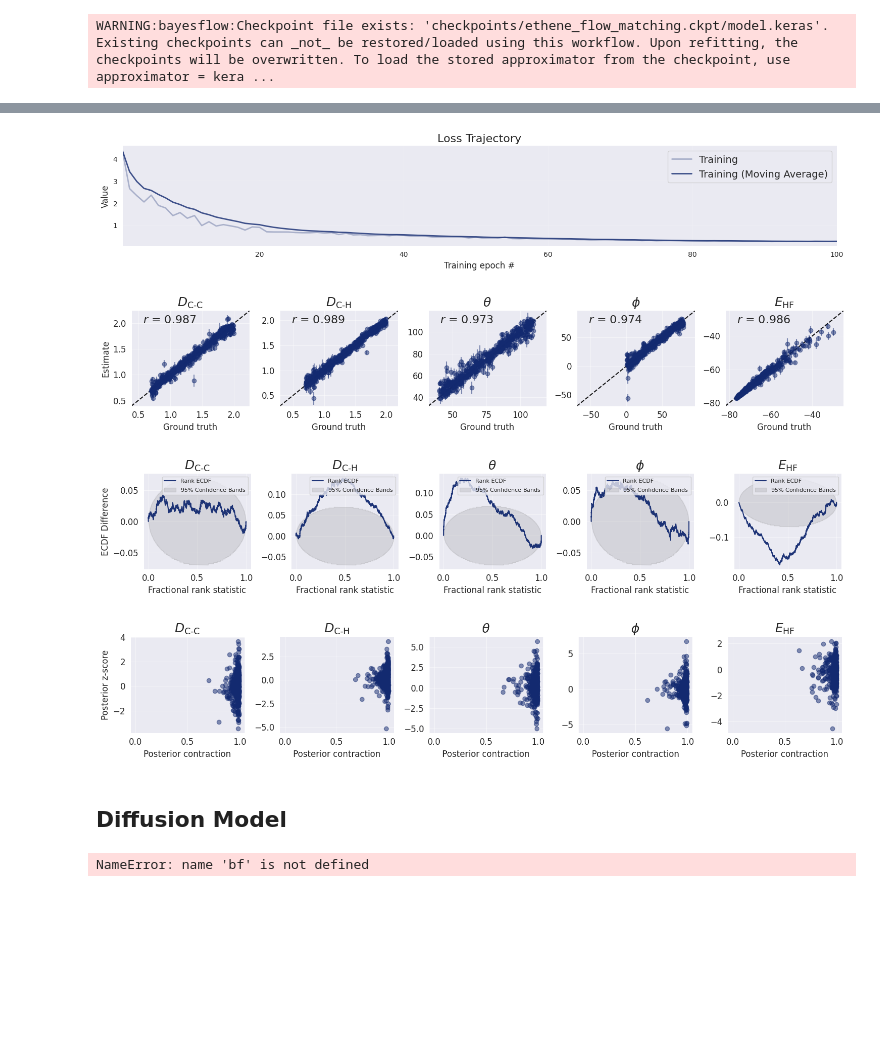
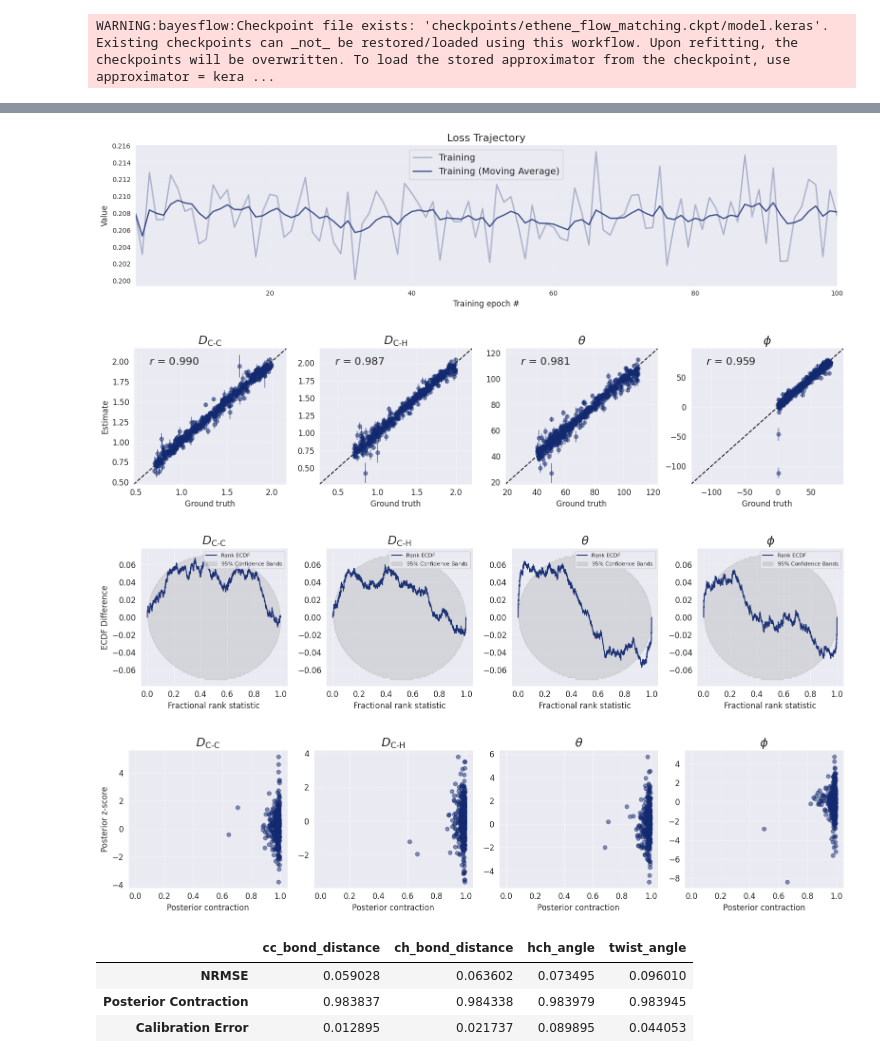
Before and after one commit to jerrymhuang/CC-SBI, a Jupyter notebook: playgrounds/geometry_learning_playground.ipynb, the cells around one changed output, grey strips where cells are left out. Drawn from its saved outputs; the diff is of its cells as text; code cells hidden in the pictures; blank space fills up the shorter version.

Commit message:
Update geometry learning playground * Remove Diffusion Model due to poor calibration * Update results from ethene * Minor bug fix for hartree-fock computation

```diff
--- a/playgrounds/geometry_learning_playground.ipynb
+++ b/playgrounds/geometry_learning_playground.ipynb
@@ -54,8 +82,8 @@ validation_set = ethene_simulator.sample(
 # %% [markdown]
 ## Adapter
 # %%
-inference_variables = ["cc_bond_distance", "ch_bond_distance", "hch_angle", "twist_angle", "hf_energy"]
-inference_conditions = ["determinant", "occupancies"]
+inference_variables = ["cc_bond_distance", "ch_bond_distance", "hch_angle", "twist_angle"]
+inference_conditions = ["determinant", "occupancies", "hf_energy"]
 
 adapter = (
     bf.adapters.Adapter()
@@ -83,7 +111,7 @@ flow_matching_history = flow_matching_workflow.fit_offline(
     data=training_set,
     val_data=validation_set,
     epochs=100,
-    batch_size=32
+    batch_size=64
 )
 # %% [output]
 INFO:bayesflow:Fitting on dataset instance of OfflineDataset.
@@ -109,28 +136,28 @@ INFO:bayesflow:Training is now finished.
             You can find the trained approximator at 'checkpoints/ethene_flow_matching.ckpt/model.model.keras'.
             To load it, use approximator = keras.saving.load_model(...).
 # %%
-fig_size = (15, 3)
-variable_names = [r"$D_{\text{C-C}}$", r"$D_{\text{C-H}}$", r"$\theta$", r"$\phi$", r"$E_{\text{HF}}$"]
+fig_size = (16, 4)
+variable_names = [r"$D_{\text{C-C}}$", r"$D_{\text{C-H}}$", r"$\theta$", r"$\phi$"]
 # %%
 figures = flow_matching_workflow.plot_default_diagnostics(
     test_data=validation_set,
     variable_names=variable_names,
-    loss_kwargs={"figsize": (15, 3), "label_fontsize": 12},
+    loss_kwargs={"figsize": fig_size, "label_fontsize": 12},
     recovery_kwargs={"figsize": fig_size, "label_fontsize": 12},
     calibration_ecdf_kwargs={"figsize": fig_size, "legend_fontsize": 8, "difference": True,
                              "label_fontsize": 12},
     z_score_contraction_kwargs={"figsize": fig_size, "label_fontsize": 12}
 )
 # %% [output]
-[figure, old version]
+[figure, new version]
-[figure, old version]
+[figure, new version]
-[figure, old version]
+[figure, new version]
-[figure, old version]
+[figure, new version]
 # %%
 metrics = flow_matching_workflow.compute_default_diagnostics(test_data=validation_set)
+metrics
+# %% [output]
+|  | cc_bond_distance | ch_bond_distance | hch_angle | twist_angle |
+| NRMSE | 0.059028 | 0.063602 | 0.073495 | 0.096010 |
+| Posterior Contraction | 0.983837 | 0.984338 | 0.983979 | 0.983945 |
+| Calibration Error | 0.012895 | 0.021737 | 0.089895 | 0.044053 |
-# %% [markdown]
-## Diffusion Model
-# %%
-diffusion_model = bf.networks.DiffusionModel()
-# %% [output]
-NameError: name 'bf' is not defined
```
Also changed, not shown: parts of 9 cells of this notebook, 2 other files.
